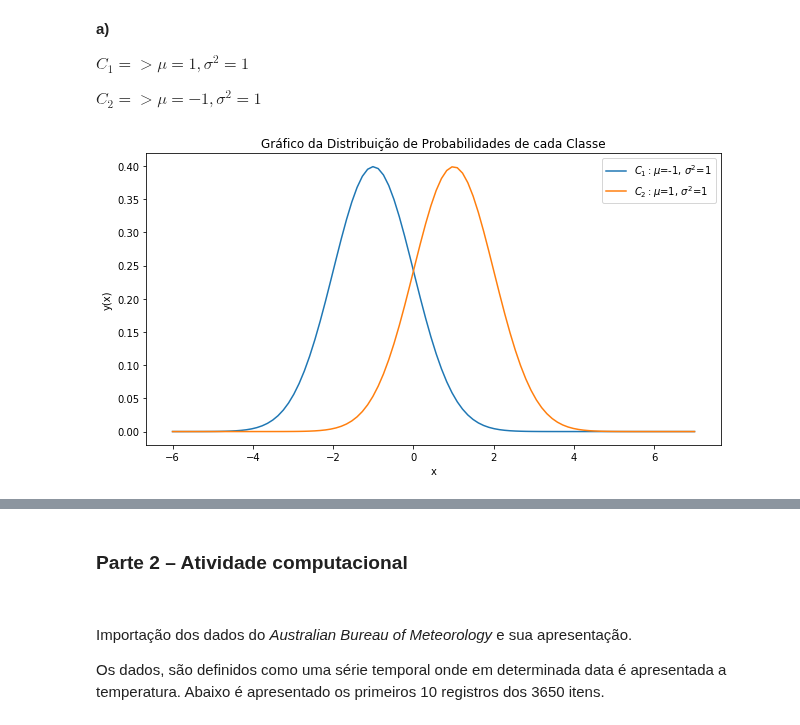
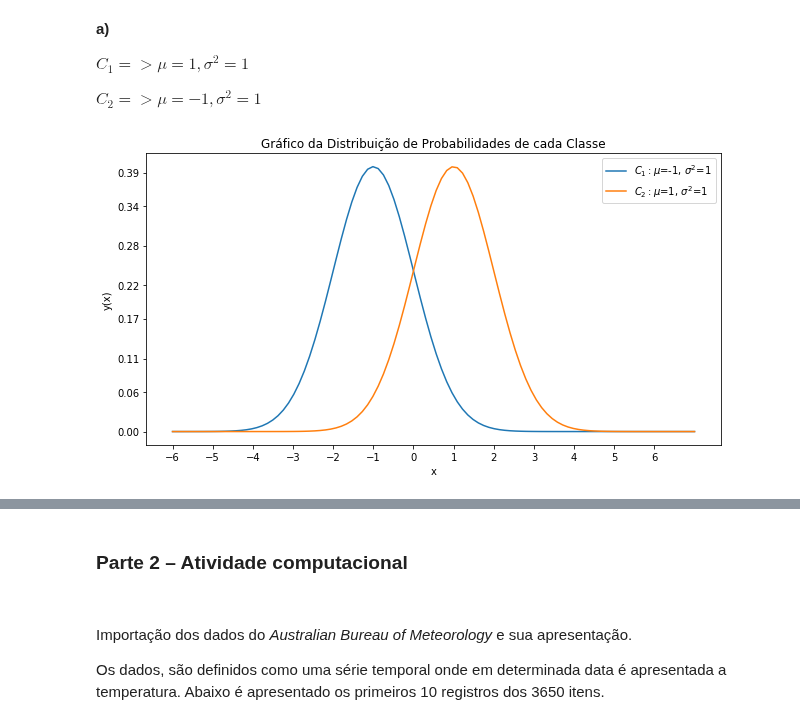
Before and after one commit to rdenadai/ia006c, a Jupyter notebook: notebooks/EFC01.ipynb, the cells around one changed output, grey strips where cells are left out. Cells and saved outputs as stored; diff of their text form; code cells hidden in the pictures.

```diff
--- a/notebooks/EFC01.ipynb
+++ b/notebooks/EFC01.ipynb
@@ -222,21 +222,23 @@ $C_2 =>\mu = -1, \sigma^2 = 1$
 # %%
 N = 100
 space = np.linspace(-6, 7, N)
 px1 = norm(-1, np.sqrt(1))
 px2 = norm(1, np.sqrt(1))
 
 fig = plt.figure(1, figsize=(17, 5))
 plt.subplot(121)
 plt.title('Gráfico da Distribuição de Probabilidades de cada Classe')
 plt.xlabel('x')
 plt.ylabel('y(x)')
+plt.xticks(np.arange(-6, 7))
+plt.yticks(np.round(np.linspace(0, 0.45, 9), 2))
 plt.plot(space, px1.pdf(space), color='C0', markersize=3, label='$C_1 : \mu$=-1, $\sigma^2$=1')
 plt.plot(space, px2.pdf(space), color='C1', markersize=3, label='$C_2 : \mu$=1, $\sigma^2$=1')
 plt.legend()
 plt.tight_layout()
 plt.show()
 # %% [output]
-[figure, old version]
+[figure, new version]
 # %% [markdown]
 Função de probabilidade de densidade da Distribuição Normal é dada por:
 
```
Also changed, not shown: parts of 4 cells of this notebook.
